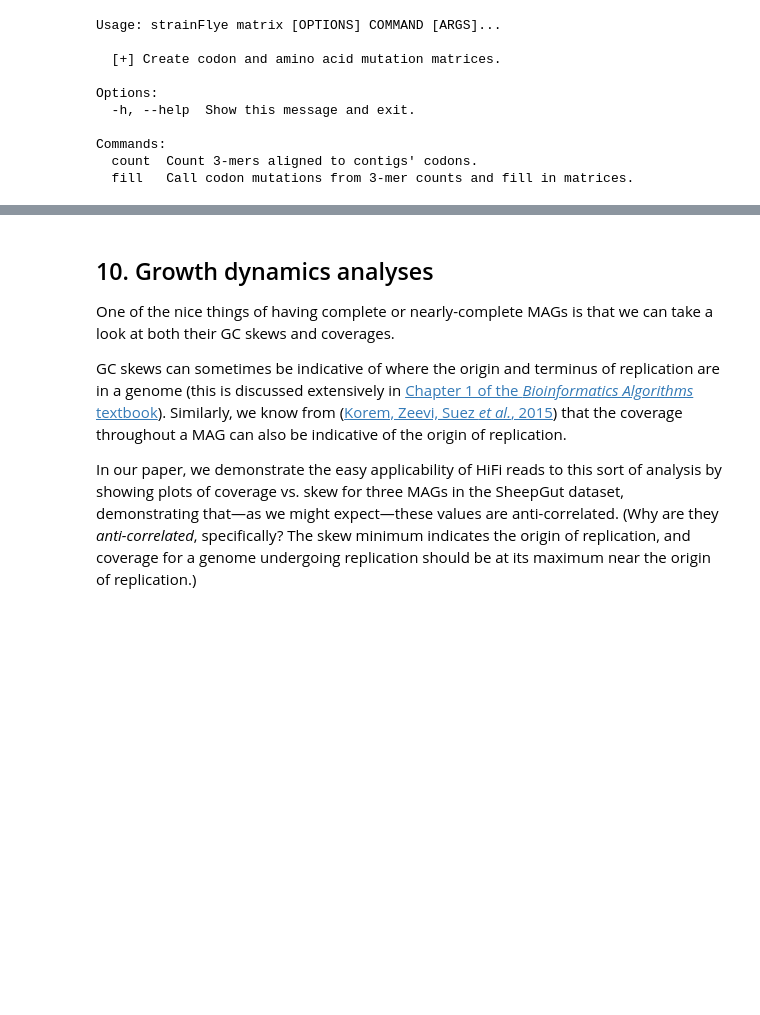
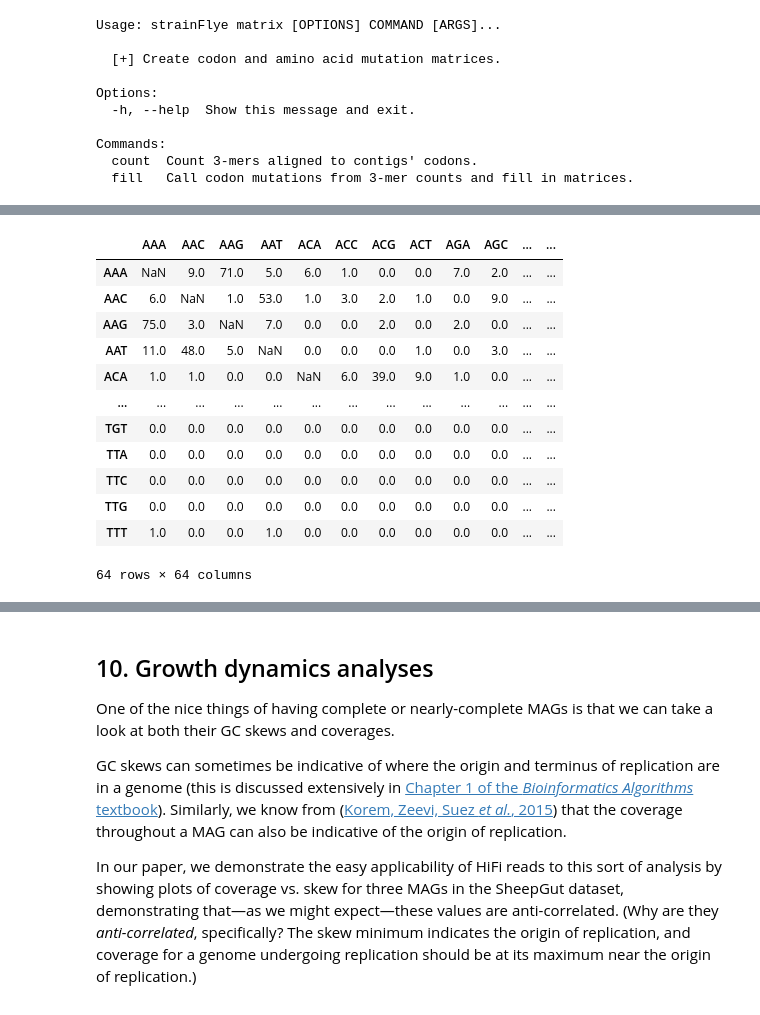
Before and after one commit to fedarko/strainFlye, a Jupyter notebook: docs/SheepGutExample.ipynb, the cells around one changed output, grey strips where cells are left out. Cells and saved outputs as stored; diff of their text form; code cells hidden in the pictures; blank space fills up the shorter version.

```diff
--- a/docs/SheepGutExample.ipynb
+++ b/docs/SheepGutExample.ipynb
@@ -973,0 +1014,17 @@ matrix count @ 6.44s: Found 1,551 features with a type in {"CDS", "SO:0000316"}
+# %%
+cmat = pd.read_csv("/Poppy/mfedarko/sftests/tutorial-output/matrix/final/edge_1671/edge_1671_codon_matrix.tsv", sep="\t")
+cmat
+# %% [output]
+|  | AAA | AAC | AAG | AAT | ACA | ACC | ACG | ACT | AGA | AGC | ... | ... |
+| AAA | NaN | 9.0 | 71.0 | 5.0 | 6.0 | 1.0 | 0.0 | 0.0 | 7.0 | 2.0 | ... | ... |
+| AAC | 6.0 | NaN | 1.0 | 53.0 | 1.0 | 3.0 | 2.0 | 1.0 | 0.0 | 9.0 | ... | ... |
+| AAG | 75.0 | 3.0 | NaN | 7.0 | 0.0 | 0.0 | 2.0 | 0.0 | 2.0 | 0.0 | ... | ... |
+| AAT | 11.0 | 48.0 | 5.0 | NaN | 0.0 | 0.0 | 0.0 | 1.0 | 0.0 | 3.0 | ... | ... |
+| ACA | 1.0 | 1.0 | 0.0 | 0.0 | NaN | 6.0 | 39.0 | 9.0 | 1.0 | 0.0 | ... | ... |
+| ... | ... | ... | ... | ... | ... | ... | ... | ... | ... | ... | ... | ... |
+| TGT | 0.0 | 0.0 | 0.0 | 0.0 | 0.0 | 0.0 | 0.0 | 0.0 | 0.0 | 0.0 | ... | ... |
+| TTA | 0.0 | 0.0 | 0.0 | 0.0 | 0.0 | 0.0 | 0.0 | 0.0 | 0.0 | 0.0 | ... | ... |
+| TTC | 0.0 | 0.0 | 0.0 | 0.0 | 0.0 | 0.0 | 0.0 | 0.0 | 0.0 | 0.0 | ... | ... |
+| TTG | 0.0 | 0.0 | 0.0 | 0.0 | 0.0 | 0.0 | 0.0 | 0.0 | 0.0 | 0.0 | ... | ... |
+| TTT | 1.0 | 0.0 | 0.0 | 1.0 | 0.0 | 0.0 | 0.0 | 0.0 | 0.0 | 0.0 | ... | ... |
+64 rows × 64 columns
```
Also changed, not shown: parts of 25 cells of this notebook.
